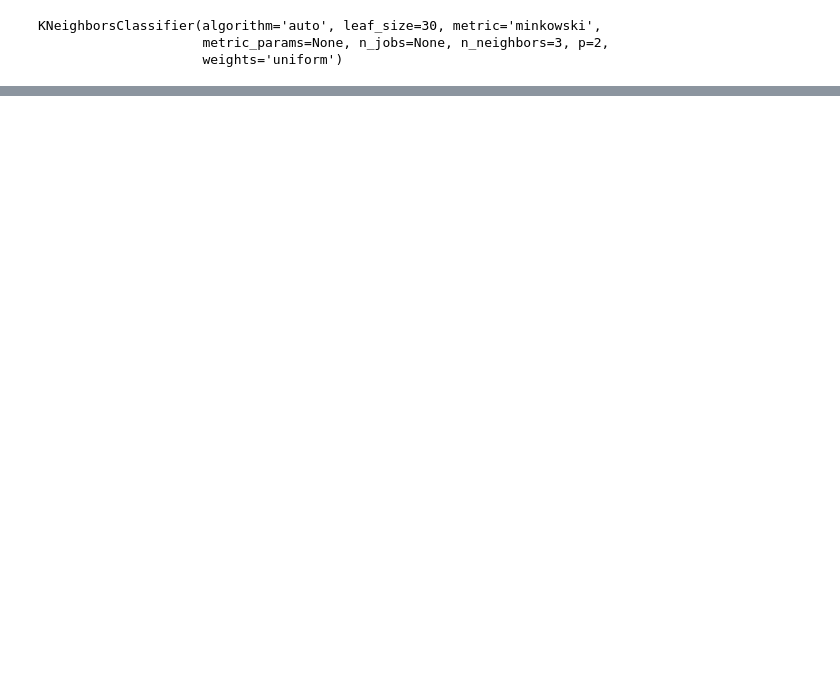
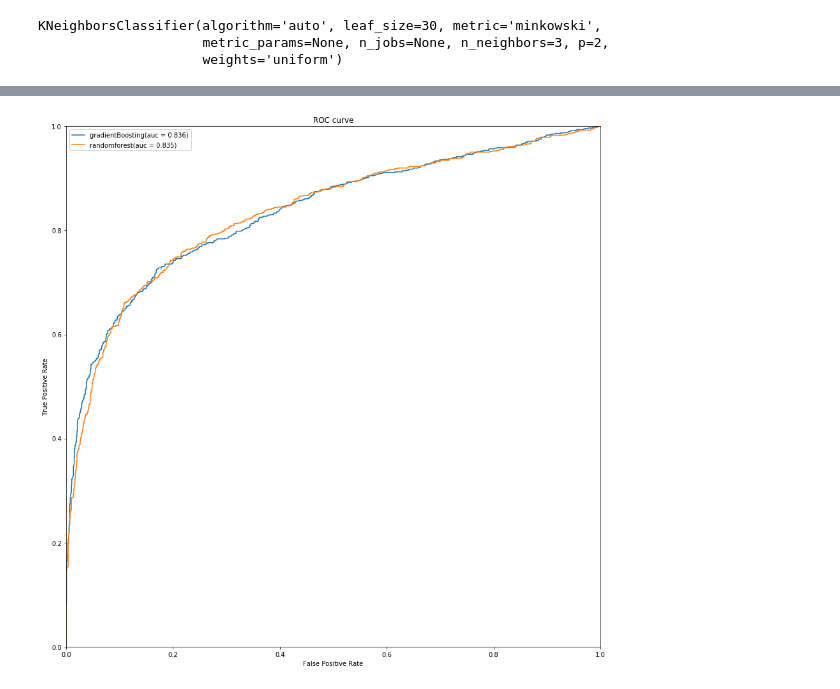
Before and after one commit to IrinaShcherbakova/ML-Project, a Jupyter notebook: ROC_curve.ipynb, the cells around one changed output, grey strips where cells are left out. Drawn from its saved outputs; the diff is of its cells as text; code cells hidden in the pictures; blank space fills up the shorter version.

```diff
--- a/ROC_curve.ipynb
+++ b/ROC_curve.ipynb
@@ -281,9 +312,11 @@ y_rf  = rf.predict_proba(X_test_vectors)
 curve_rf   = roc_curve(y_test, y_rf[:, 1])
 auc_rf   = auc(curve_rf[0], curve_rf[1])
 
+plt.figure(figsize = (15,15))
+
+
 plt.plot(curve_gb[0], curve_gb[1], label='gradientBoosting(auc = %0.3f)' % auc_gb)
-plt.plot(curve_rf[0], curve_rf[1], label='gradientBoosting(auc = %0.3f)' % auc_rf)
-plt.figure(figsize = (15,15))
+plt.plot(curve_rf[0], curve_rf[1], label='randomforest(auc = %0.3f)' % auc_rf)
 
 plt.xlim([0.0, 1.0])
 plt.ylim([0.0, 1.0])
@@ -296,0 +332 @@ NameError: name 'gb_clf' is not defined
+[figure, added]
```
Also changed, not shown: parts of 8 cells of this notebook.
